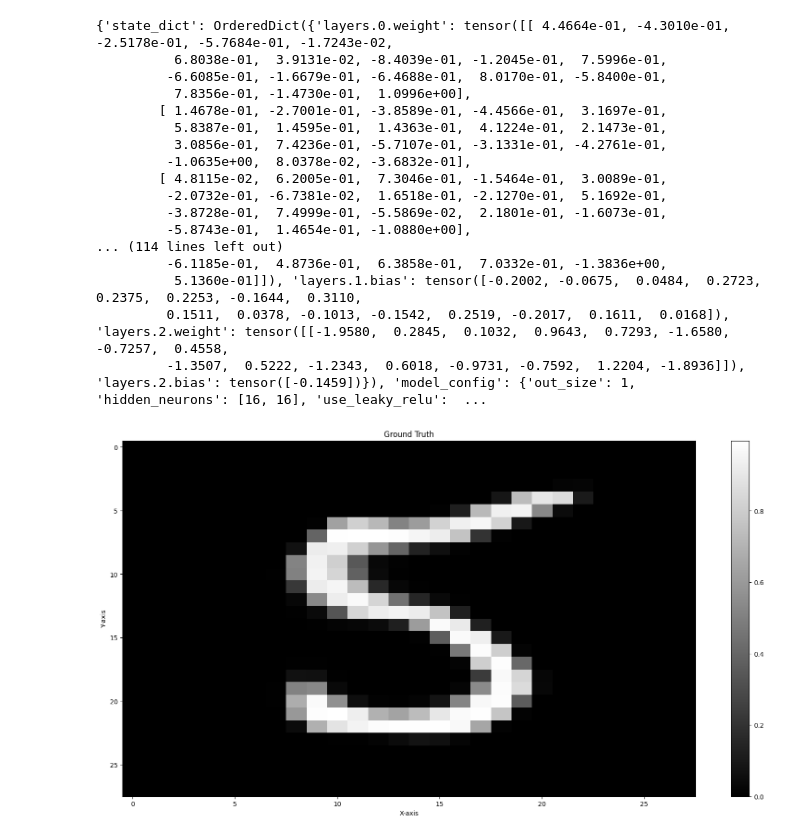
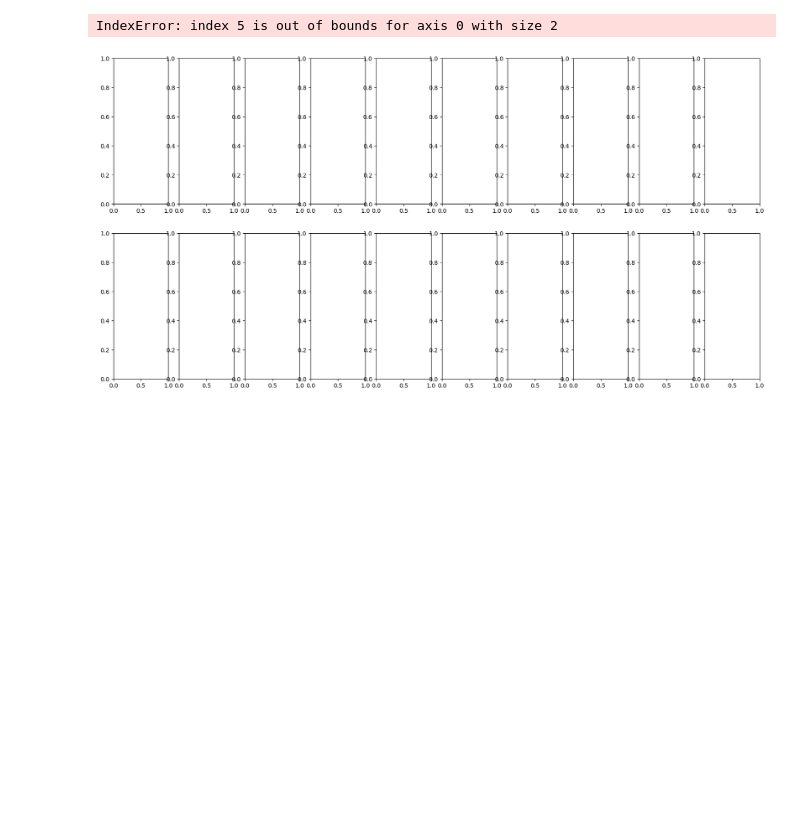
Before and after one commit to nef-gpt/adl4cv, a Jupyter notebook: visualize_model.ipynb, the cells around one changed output. Cells and saved outputs as stored; diff of their text form; code cells hidden in the pictures; blank space fills up the shorter version.

```diff
--- a/visualize_model.ipynb
+++ b/visualize_model.ipynb
@@ -1,45 +8,37 @@
 # %%
 from data.neural_field_datasets import MnistNeFDataset, FlattenTransform, FlattenMinMaxTransform, ModelTransform
 import os
 import matplotlib.pyplot as plt
 from animation.util import reconstruct_image
 
 dir_path = os.path.dirname(os.path.abspath(os.getcwd()))
 data_root_dwsnet = os.path.join(dir_path, "adl4cv", "datasets", "DWSNets", "mnist-inrs")
 data_root_ours = os.path.join(dir_path, "adl4cv", "datasets", "mnist-nerfs")
 
-idx = -1
-model_dataset = MnistNeFDataset(data_root_ours, transform=ModelTransform())
-flattened_dataset = MnistNeFDataset(data_root_ours, transform=FlattenTransform())
+idx = range(5, 15)
+model_dataset_conditioned = MnistNeFDataset(data_root_ours, type="pretrained",transform=ModelTransform())
+model_dataset_unconditioned = MnistNeFDataset(data_root_ours, transform=ModelTransform())
+flattened_dataset_conditioned = MnistNeFDataset(data_root_ours, transform=FlattenTransform())
+flattened_dataset_unconditioned= MnistNeFDataset(data_root_ours, transform=FlattenTransform())
 
-image = reconstruct_image(model_dataset[idx][0])
+
 
 # Plotting the tensors as heatmaps in grayscale
-fig, axes = plt.subplots(1, 1, figsize=(20, 10))
+fig, axes = plt.subplots(2, len(idx), figsize=(20, 10))
 
-axes.imshow(image, cmap='gray', aspect='auto')
-axes.set_title('Ground Truth')
-axes.set_xlabel('X-axis')
-axes.set_ylabel('Y-axis')
+for i in range(2):
+    for j in idx:
+        if i == 0:
+            image = reconstruct_image(model_dataset_conditioned[j][0])
+        else:
+            image = reconstruct_image(model_dataset_unconditioned[j][0])
+        axes[i][j].imshow(image, cmap='gray', aspect='auto')
+        axes[i][j].set_title('Ground Truth')
+        axes[i][j].set_xlabel('X-axis')
+        axes[i][j].set_ylabel('Y-axis')
 
-plt.colorbar(axes.imshow(image, cmap='gray', aspect='auto'), ax=axes)
+#plt.colorbar(axes[i].imshow(image, cmap='gray', aspect='auto'), ax=axes)
 plt.show()
 # %% [output]
-{'state_dict': OrderedDict({'layers.0.weight': tensor([[ 4.4664e-01, -4.3010e-01, -2.5178e-01, -5.7684e-01, -1.7243e-02,
-          6.8038e-01,  3.9131e-02, -8.4039e-01, -1.2045e-01,  7.5996e-01,
-         -6.6085e-01, -1.6679e-01, -6.4688e-01,  8.0170e-01, -5.8400e-01,
-          7.8356e-01, -1.4730e-01,  1.0996e+00],
-        [ 1.4678e-01, -2.7001e-01, -3.8589e-01, -4.4566e-01,  3.1697e-01,
-          5.8387e-01,  1.4595e-01,  1.4363e-01,  4.1224e-01,  2.1473e-01,
-          3.0856e-01,  7.4236e-01, -5.7107e-01, -3.1331e-01, -4.2761e-01,
-         -1.0635e+00,  8.0378e-02, -3.6832e-01],
-        [ 4.8115e-02,  6.2005e-01,  7.3046e-01, -1.5464e-01,  3.0089e-01,
-         -2.0732e-01, -6.7381e-02,  1.6518e-01, -2.1270e-01,  5.1692e-01,
-         -3.8728e-01,  7.4999e-01, -5.5869e-02,  2.1801e-01, -1.6073e-01,
-         -5.8743e-01,  1.4654e-01, -1.0880e+00],
-... (114 lines left out)
-         -6.1185e-01,  4.8736e-01,  6.3858e-01,  7.0332e-01, -1.3836e+00,
-          5.1360e-01]]), 'layers.1.bias': tensor([-0.2002, -0.0675,  0.0484,  0.2723,  0.2375,  0.2253, -0.1644,  0.3110,
-         0.1511,  0.0378, -0.1013, -0.1542,  0.2519, -0.2017,  0.1611,  0.0168]), 'layers.2.weight': tensor([[-1.9580,  0.2845,  0.1032,  0.9643,  0.7293, -1.6580, -0.7257,  0.4558,
-         -1.3507,  0.5222, -1.2343,  0.6018, -0.9731, -0.7592,  1.2204, -1.8936]]), 'layers.2.bias': tensor([-0.1459])}), 'model_config': {'out_size': 1, 'hidden_neurons': [16, 16], 'use_leaky_relu':  ...
+IndexError: index 5 is out of bounds for axis 0 with size 2
-[figure, old version]
+[figure, new version]
```
Also changed, not shown: parts of 3 cells of this notebook, 2 other files.
